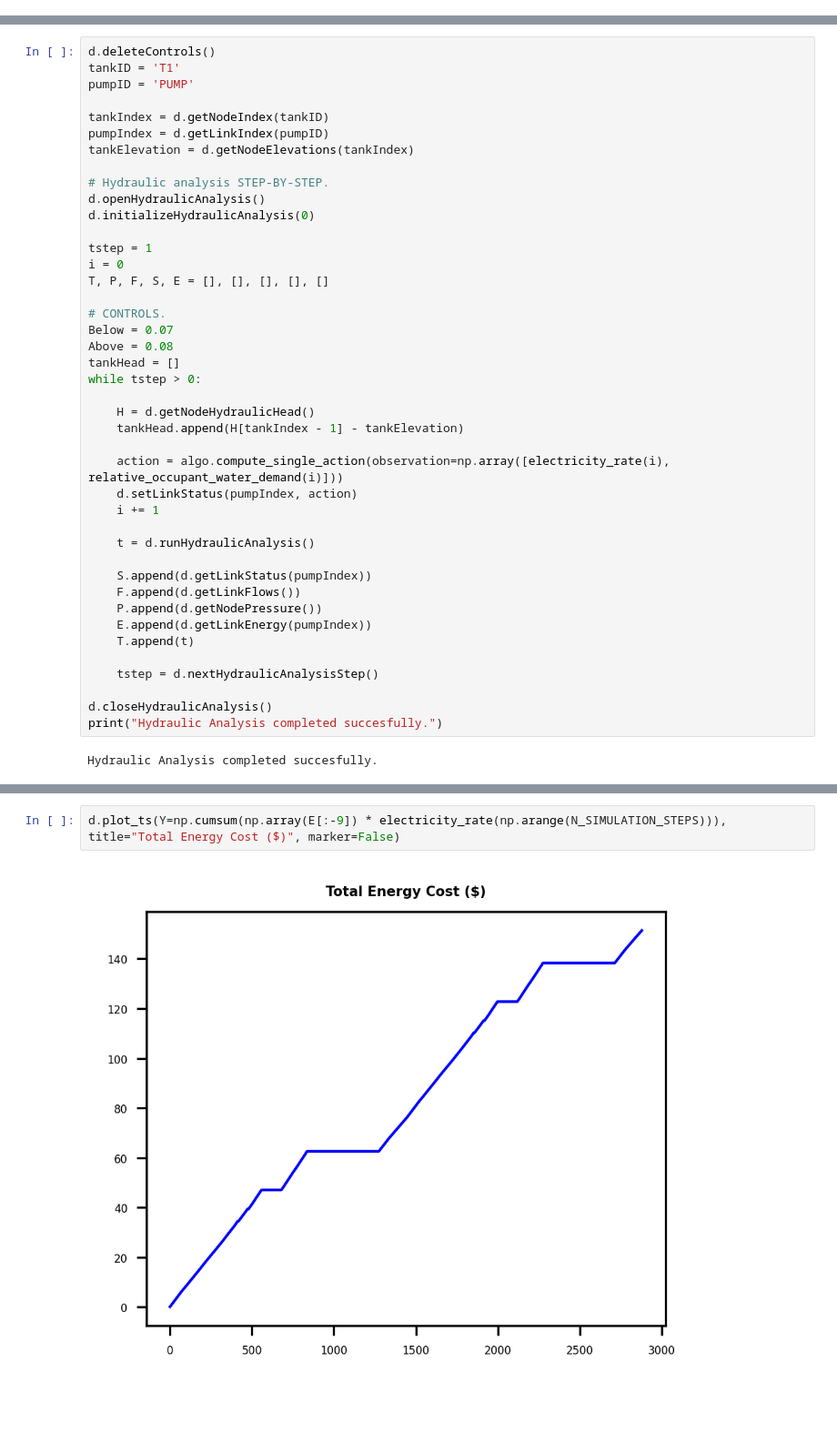
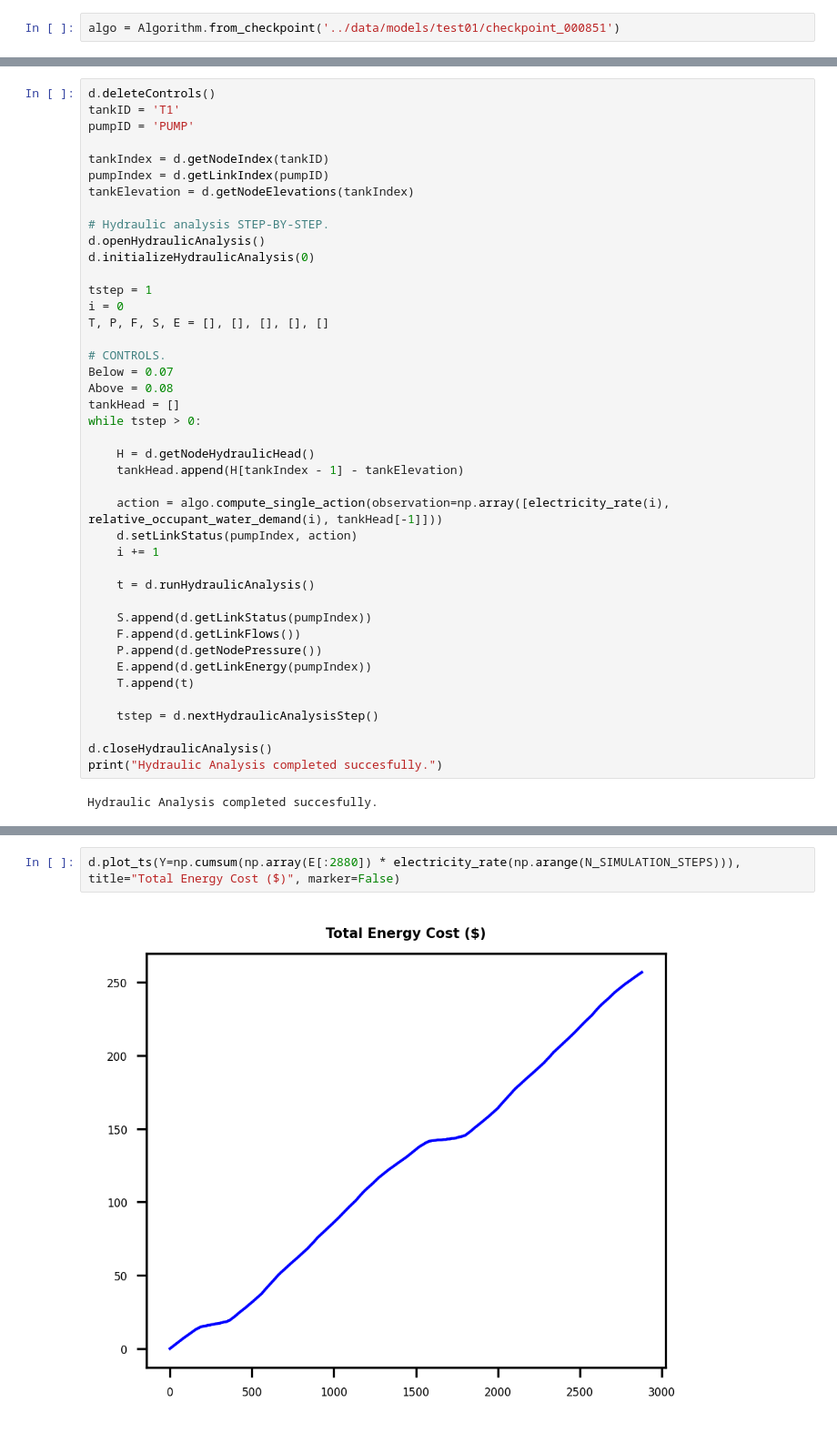
Before and after one commit to maxdumas/engineering-smart-cities-final-project, a Jupyter notebook: notebooks/simulate_epanet.ipynb, the cells around one changed output, grey strips where cells are left out. Shown at 91% size. Cells and saved outputs as stored; diff of their text form; blank space fills up the shorter version.

Commit message:
Add updated model

```diff
--- a/notebooks/simulate_epanet.ipynb
+++ b/notebooks/simulate_epanet.ipynb
@@ -37,0 +8,2 @@ algo = Algorithm.from_checkpoint('/Users/maxdumas/ray_results/PPO_EPANETEnv_2022
+# %%
+algo = Algorithm.from_checkpoint('../data/models/test01/checkpoint_000851')
@@ -80,7 +80,7 @@ while tstep > 0:
     H = d.getNodeHydraulicHead()
     tankHead.append(H[tankIndex - 1] - tankElevation)
 
-    action = algo.compute_single_action(observation=np.array([electricity_rate(i), relative_occupant_water_demand(i)]))
+    action = algo.compute_single_action(observation=np.array([electricity_rate(i), relative_occupant_water_demand(i), tankHead[-1]]))
     d.setLinkStatus(pumpIndex, action)
     i += 1
 
@@ -117,7 +117,7 @@ ValueError: operands could not be broadcast together with shapes (2887,) (2880,)
 # %%
-d.plot_ts(Y=np.cumsum(np.array(E[:-9]) * electricity_rate(np.arange(N_SIMULATION_STEPS))), title="Total Energy Cost ($)", marker=False)
+d.plot_ts(Y=np.cumsum(np.array(E[:2880]) * electricity_rate(np.arange(N_SIMULATION_STEPS))), title="Total Energy Cost ($)", marker=False)
 # %% [output]
-[figure, old version]
+[figure, new version]
 # %%
 d.plot_ts(Y=np.array(F)[:, 0], title="Occupant Demand", marker=False)
 # %% [output]
```
Also changed, not shown: parts of 7 cells of this notebook, 7 other files.
